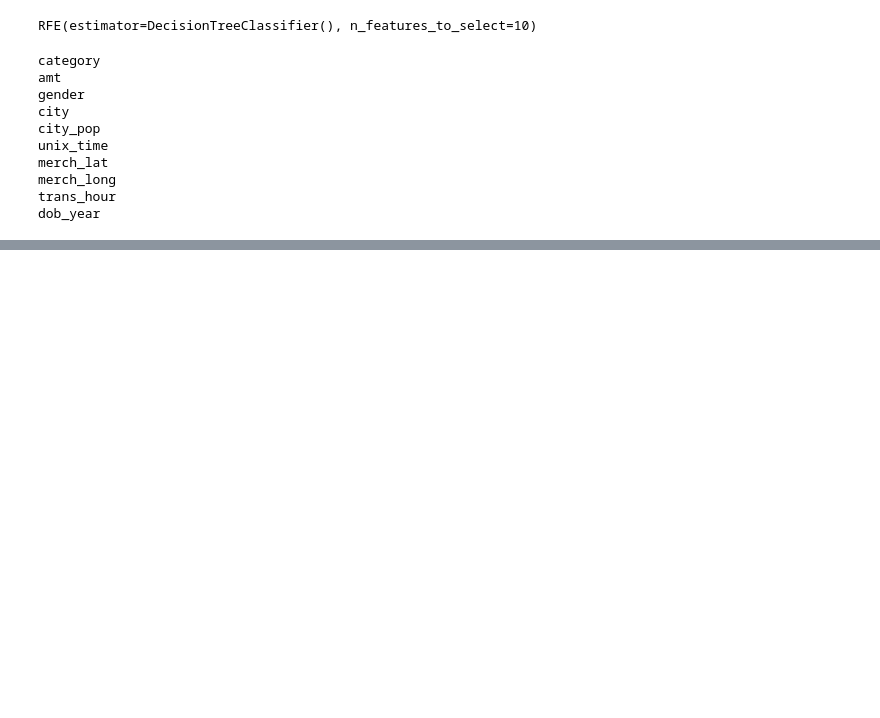
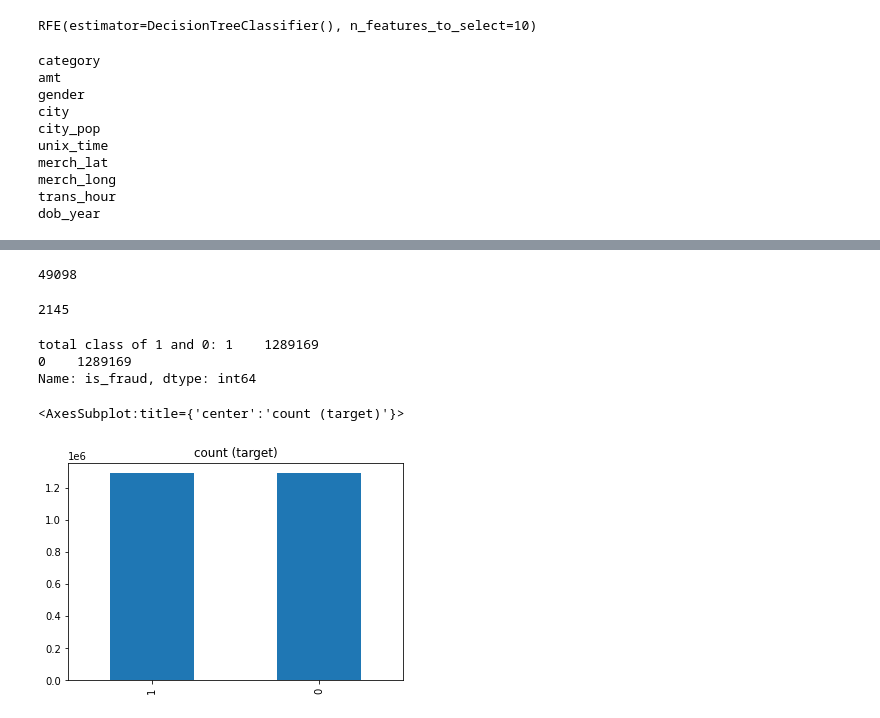
Before and after one commit to emily-chen8/DS4400-final-project, a Jupyter notebook: data_cleaning.ipynb, the cells around one changed output, grey strips where cells are left out. Cells and saved outputs as stored; diff of their text form; code cells hidden in the pictures; blank space fills up the shorter version.

```diff
--- a/data_cleaning.ipynb
+++ b/data_cleaning.ipynb
@@ -184,0 +249,21 @@ weighted avg       0.99      0.89      0.94    555719
+# %%
+sum(y_pred)
+# %% [output]
+49098
+# %%
+sum(test_y)
+# %% [output]
+2145
+# %%
+class_1_over = class_1.sample(class_count_0, replace=True)
+
+test_over = pd.concat([class_1_over, class_0], axis=0)
+# %%
+print("total class of 1 and 0:",test_over['is_fraud'].value_counts())# plot the count after under-sampeling
+test_over['is_fraud'].value_counts().plot(kind='bar', title='count (target)')
+# %% [output]
+total class of 1 and 0: 1    1289169
+0    1289169
+Name: is_fraud, dtype: int64
+<AxesSubplot:title={'center':'count (target)'}>
+[figure, added]
```
Also changed, not shown: parts of 26 cells of this notebook.
